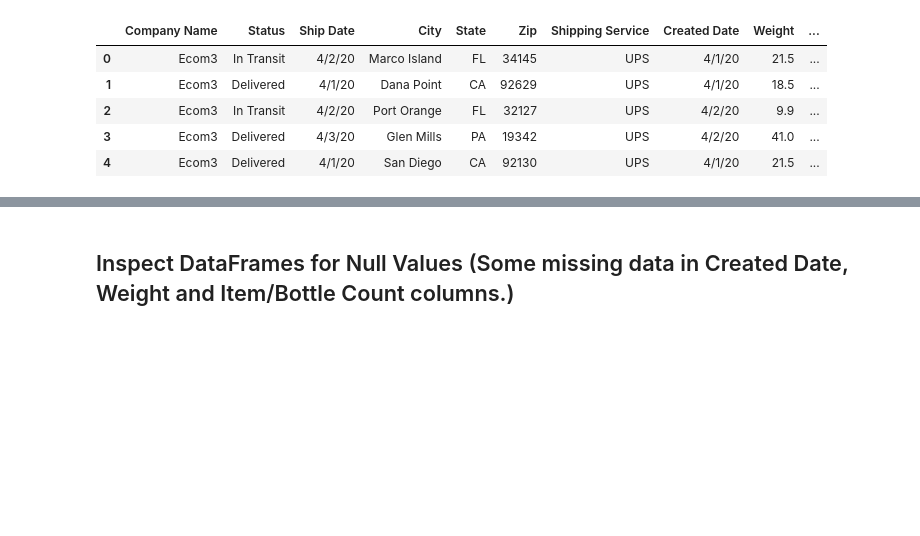
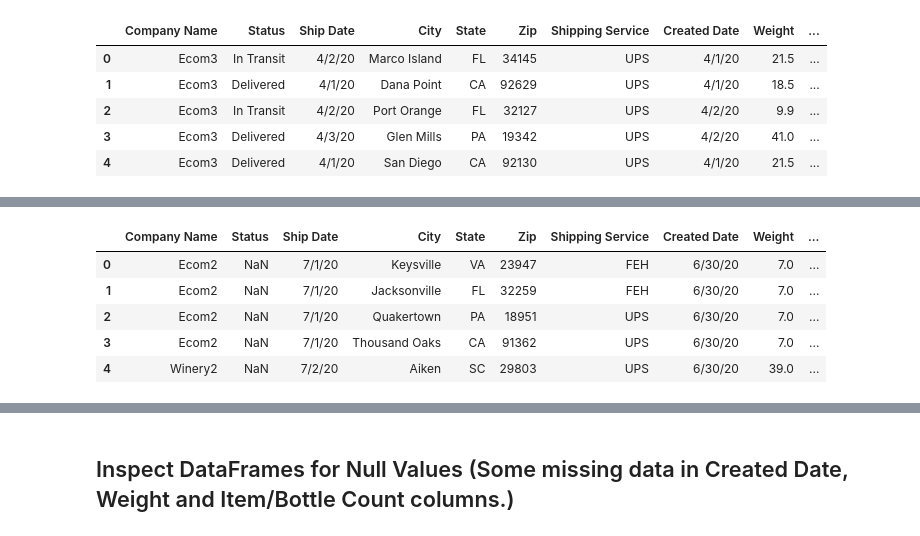
Before and after one commit to Sgant1/Winedemic, a Jupyter notebook: data_frame/Combine_DataFrames_2020.ipynb, the cells around one changed output, grey strips where cells are left out. Saved outputs shown, nothing was run; the diff lists cells and outputs as text; code cells hidden in the pictures; blank space fills up the shorter version.

```diff
--- a/data_frame/Combine_DataFrames_2020.ipynb
+++ b/data_frame/Combine_DataFrames_2020.ipynb
@@ -76,6 +90,13 @@ df_2020_06.head()
 # %%
 # Read the July CSV into a DataFrame
-df_2020_07 = pd.read_csv(load_2020_07, encoding="utf-8")
+df_2020_07 = pd.read_csv(load_2020_07)
 df_2020_07.head()
+# %% [output]
+|  | Company Name | Status | Ship Date | City | State | Zip | Shipping Service | Created Date | Weight | ... |
+| 0 | Ecom2 | NaN | 7/1/20 | Keysville | VA | 23947 | FEH | 6/30/20 | 7.0 | ... |
+| 1 | Ecom2 | NaN | 7/1/20 | Jacksonville | FL | 32259 | FEH | 6/30/20 | 7.0 | ... |
+| 2 | Ecom2 | NaN | 7/1/20 | Quakertown | PA | 18951 | UPS | 6/30/20 | 7.0 | ... |
+| 3 | Ecom2 | NaN | 7/1/20 | Thousand Oaks | CA | 91362 | UPS | 6/30/20 | 7.0 | ... |
+| 4 | Winery2 | NaN | 7/2/20 | Aiken | SC | 29803 | UPS | 6/30/20 | 39.0 | ... |
 # %%
 # Read the August CSV into a DataFrame
```
Also changed, not shown: parts of 73 cells of this notebook.
